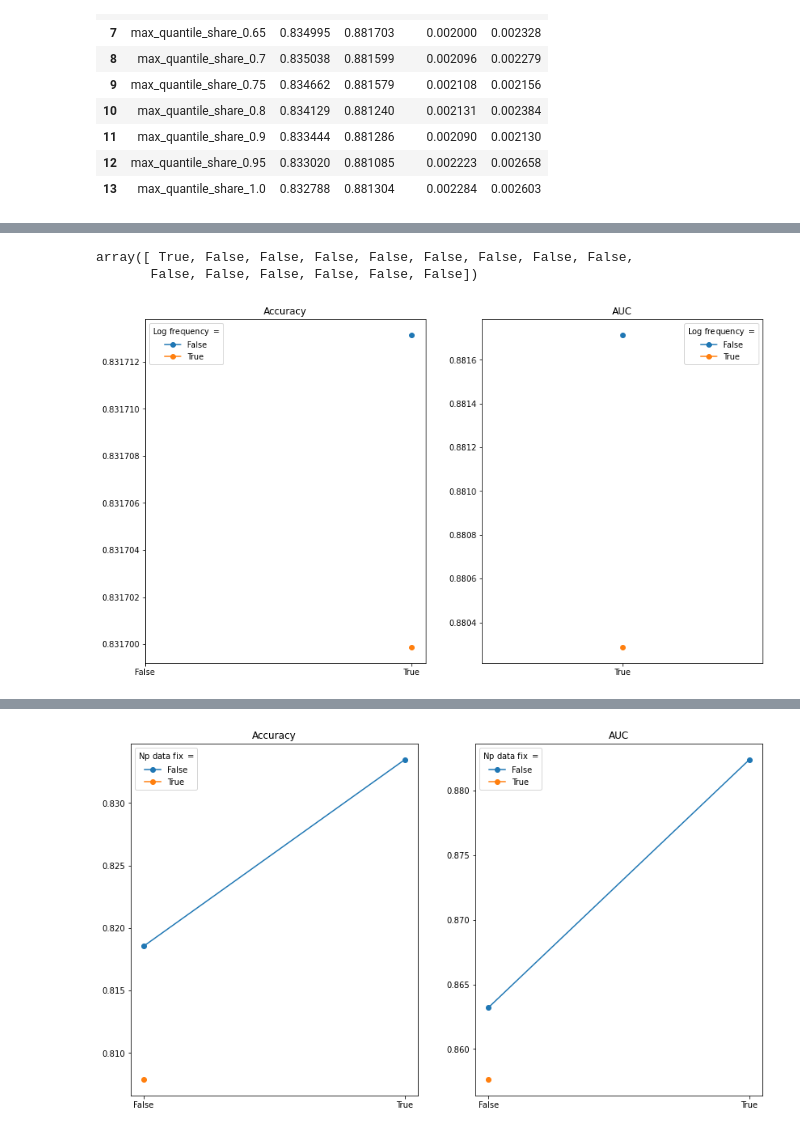
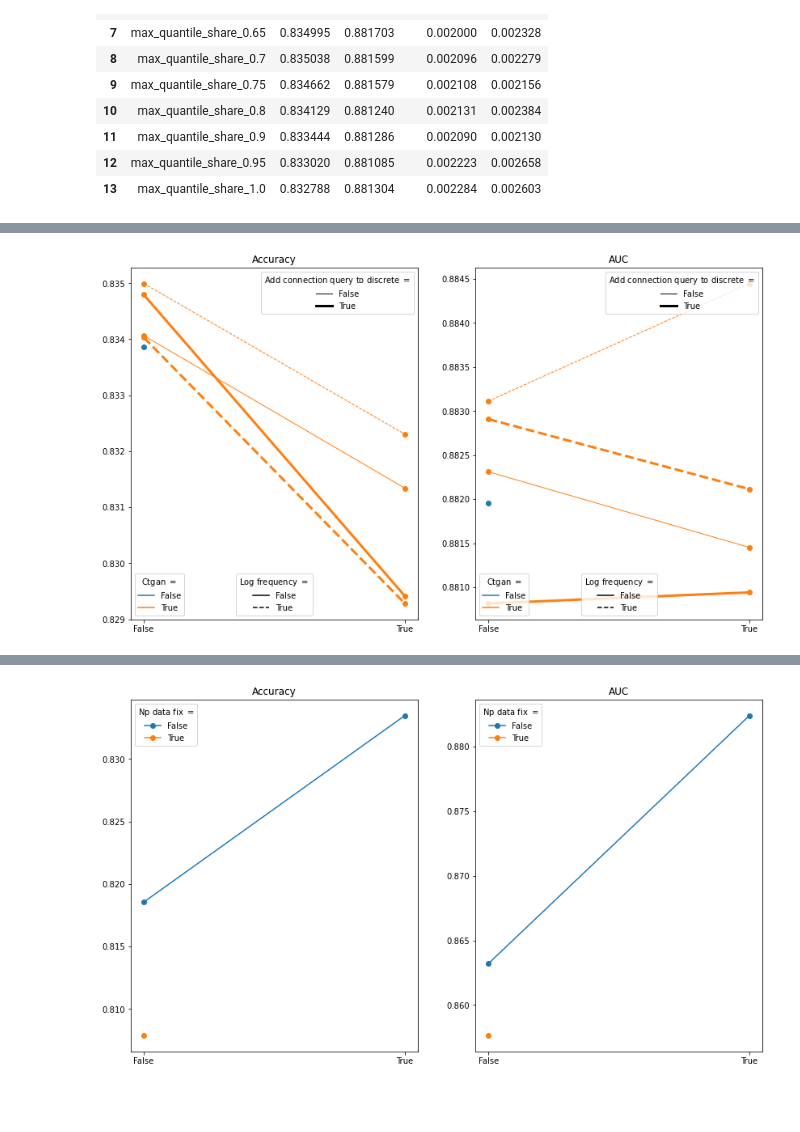
Before and after one commit to ArneRustad/Master-thesis-cf, a Jupyter notebook: scripts/tabGAN_hyperparam_tuning.ipynb, the cells around one changed output, grey strips where cells are left out. Saved outputs shown, nothing was run; the diff lists cells and outputs as text; code cells hidden in the pictures; blank space fills up the shorter version.

```diff
--- a/scripts/tabGAN_hyperparam_tuning.ipynb
+++ b/scripts/tabGAN_hyperparam_tuning.ipynb
@@ -1944,15 +1940,13 @@ result_qt_params
-# %%
-dat = pd.read_csv(os.path.join(const.dir.data_gen(), "TGAN", "gen0.csv"))
-dat.columns.str.contains("Unnamed: ")
-# %% [output]
-array([ True, False, False, False, False, False, False, False, False,
-       False, False, False, False, False, False])
 # %%
-ctgan_vec = [(False, False, False), (True, False, False), (True, True, False), (True, False, True), (True, True, True)]
-n_synthetic_datasets_ctgan_comparison = 10
+ctgan_vec = [(False, False, False, False)]
+ctgan_vec += [(bin_loss, True, log_freq, add_connection)
+             for bin_loss in [False, True]
+             for log_freq in [False, True]
+             for add_connection in [False, True]]
+n_synthetic_datasets_ctgan_comparison = 25
 n_epochs_ctgan = 100
 
-def create_tabGAN_for_ctgan(ctgan, ctgan_log_frequency, add_connection_query_to_discrete):
+def create_tabGAN_for_ctgan(ctgan, ctgan_log_frequency, ctgan_binomial_loss, add_connection_query_to_discrete):
     if ctgan:
         tf_data_use=False
     else:
@@ -1961,6 +1955,7 @@ def create_tabGAN_for_ctgan(ctgan, ctgan_log_frequency, add_connection_query_to_
                       quantile_transformation_int = True, quantile_rand_transformation = True,
                       noise_discrete_unif_max = noise_discrete_unif_max, tf_data_use=tf_data_use,
                    ctgan=ctgan, ctgan_log_frequency=ctgan_log_frequency,
+                    ctgan_binomial_loss=ctgan_binomial_loss,
                    add_connection_query_to_discrete=add_connection_query_to_discrete)
     return tg_qtr
 # %%
@@ -1985,26 +1980,27 @@ helpers.hp_tuning.generate_multiple_datasets_for_multiple_hyperparameters(
 # %%
 result_ctgan = helpers.hp_tuning.evaluate_hyperparams_through_prediction(
     data_train=data_train,
     data_test=data_test,
     dataset_dir=const.dir.hyperparams_tuning(),
     hyperparams_vec=ctgan_vec,
     hyperparams_name = "categorical_query",
-    hyperparams_subname=["ctgan", "log_frequency", "add_connection_query_to_discrete"],
+    hyperparams_subname=[ "ctgan_binomial_loss", "ctgan", "log_frequency", "add_connection_query_to_discrete"],
     subfolder="tabGAN-qtr",
-    n_synthetic_datasets = n_synthetic_datasets_ctgan_comparison,
+    n_synthetic_datasets = 2,#n_synthetic_datasets_ctgan_comparison,
     save_dir = const.dir.images(),
     save_path = "predictive_performance_against_ctgan.svg",
-    legend_pos="best",
+    legend_pos=["lower left", "lower center", "upper right"],
     x_scale="linear",
     incl_comparison_folder=True,
     allow_not_complete_hp_vec=True,
     plot_separate=True,
-    only_separate_by_color=True,
+    only_separate_by_color=False,
     result_table_split_hps=True,
-    bool_x_axis=True
+    bool_x_axis=True,
+    separate_legends=True
 )
 # %% [output]
-[figure, old version]
+[figure, new version]
 # %%
 result_ctgan
 # %% [output]
```
Also changed, not shown: parts of 13 cells of this notebook, 6 other files.
